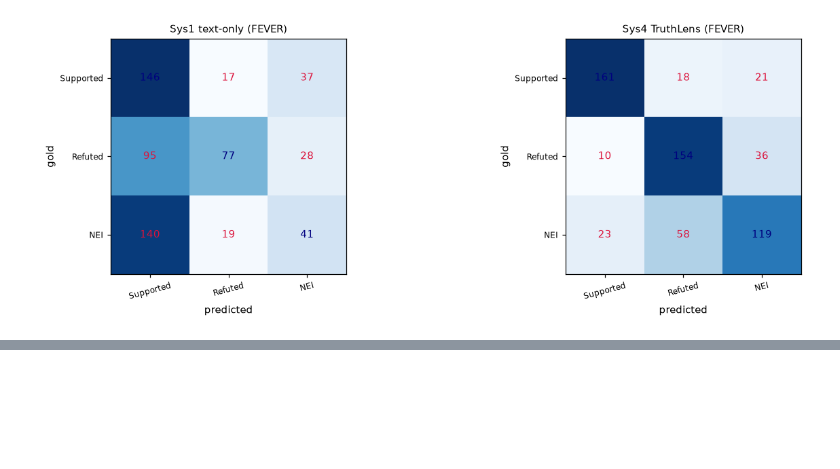
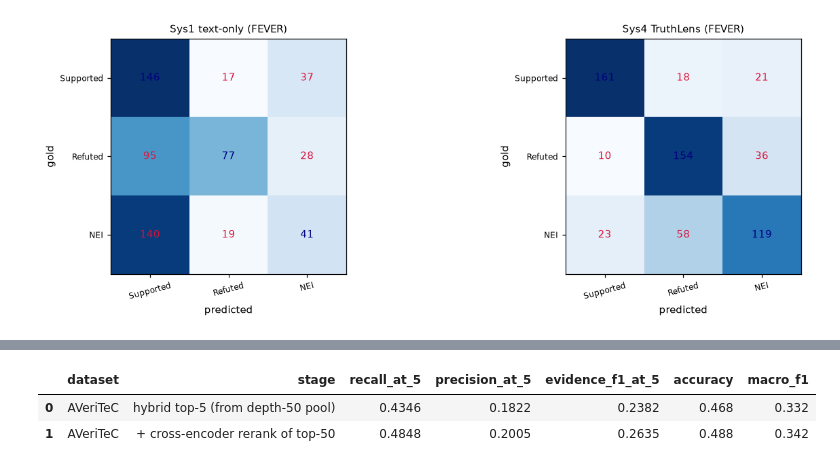
Before and after one commit to Vaishnavi2-dot/NLP_RESEARCH_PAPER, a Jupyter notebook: TruthLens/TruthLens_Research_Project.ipynb, the cells around one changed output, grey strips where cells are left out. Drawn from its saved outputs; the diff is of its cells as text; code cells hidden in the pictures; blank space fills up the shorter version.

```diff
--- a/TruthLens/TruthLens_Research_Project.ipynb
+++ b/TruthLens/TruthLens_Research_Project.ipynb
@@ -2324,64 +2343,40 @@ The synopsis asks for *temporal robustness* and *temporal/context-mismatch detec
 # %%
 # ============================================================================
-# 11.7a AVeriTeC temporal - parse claim dates and evidence dates (REAL data)
+# 11.4c AVeriTeC - cross-encoder reranking, retrieval AND verdict impact
 # ============================================================================
-from datetime import date as _date
+try:
+    av_retriever
+except NameError:
+    av_retriever = HybridRetriever(
+        [dict(id=str(i), text=d["text"]) for i, d in enumerate(AV_CORPUS)],
+        TextEncoder(), fit_texts=[c["claim"] for c in AV_DEV], cache_key="averitec")
 
-_ARCHIVE_RE = re.compile(r"web\.archive\.org/web/(\d{4})(\d{2})(\d{2})\d*/")
-_PATHDATE_RE = re.compile(r"/(20\d{2})[/\-](\d{1,2})[/\-](\d{1,2})(?:[/\-]|$)")
+av_rr_df, av_rr = rerank_eval(
+    "AVeriTeC", av_retriever, AV_CORPUS, AV_DEV, [c["claim"] for c in AV_DEV],
+    [{str(e) for e in c["evidence_ids"]} for c in AV_DEV],
+    RERANKER, NLIJudge(av_retriever.encoder),
+    "averitec_rerank", AV_LABELS, av_gold, use_conflict=True)
+display(av_rr_df)
+av_rr_df.to_csv(os.path.join(OUT_DIR, "averitec_rerank_eval.csv"), index=False)
 
-def parse_claim_date(v):
-    # AVeriTeC claim_date is D-M-YYYY with variable zero-padding (all 4 shapes occur)
-    m = re.match(r"^\s*(\d{1,2})-(\d{1,2})-(\d{4})\s*$", str(v or ""))
-    if not m:
-        return None
-    d_, m_, y_ = int(m.group(1)), int(m.group(2)), int(m.group(3))
-    try:
-        return _date(y_, m_, d_)
-    except ValueError:
-        return None
-
-def parse_evidence_date(url):
-    # (date, kind). "publication" = exact date from the URL path -> two-sided signal.
-    # "upper_bound" = archive snapshot -> one-sided, can only establish pre-dating.
-    if not url:
-        return None, None
-    tail = url.split("web.archive.org/web/")[-1]     # skip the snapshot stamp itself
-    m = _PATHDATE_RE.search(tail)
-    if m:
-        y_, mo, dy = int(m.group(1)), int(m.group(2)), int(m.group(3))
-        try:
-            return _date(y_, mo, dy), "publication"
-        except ValueError:
-            pass
-    m = _ARCHIVE_RE.search(url)
-    if m:
-        try:
-            return _date(int(m.group(1)), int(m.group(2)), int(m.group(3))), "upper_bound"
-        except ValueError:
-            pass
-    return None, None
-
-AV_EV_DATE = [parse_evidence_date(d.get("source_url", "")) for d in AV_CORPUS]
-AV_CLAIM_DATE = [parse_claim_date(c.get("claim_date")) for c in AV_DEV]
-
-def evidence_timing(ev_idx, claim_dt):
-    # "pre"  : provably existed at claim time (either date kind, on/before claim)
-    # "post" : provably published after the claim (publication dates ONLY)
-    # "unknown": undated, or an archive snapshot after the claim (proves nothing)
-    if claim_dt is None:
-        return "unknown"
-    dt, kind = AV_EV_DATE[ev_idx]
-    if dt is None:
-        return "unknown"
-    if (dt - claim_dt).days <= 0:
-        return "pre"
-    return "post" if kind == "publication" else "unknown"
-
-n_claim_dates = sum(1 for d in AV_CLAIM_DATE if d)
-n_ev_dates = sum(1 for d, k in AV_EV_DATE if d)
-print(f"claim dates parsed:      {n_claim_dates}/{len(AV_DEV)}")
-print(f"evidence docs with date: {n_ev_dates}/{len(AV_CORPUS)} ({n_ev_dates/len(AV_CORPUS):.1%})")
-print(f"  by kind: {dict(Counter(k for _, k in AV_EV_DATE if k))}")
-print("  (only 'publication' dates can establish post-dating)")
+_d_r = av_rr_df.loc[1, "recall_at_5"] - av_rr_df.loc[0, "recall_at_5"]
+_d_a = av_rr_df.loc[1, "accuracy"] - av_rr_df.loc[0, "accuracy"]
+_d_f = av_rr_df.loc[1, "macro_f1"] - av_rr_df.loc[0, "macro_f1"]
+print(f"\nAVeriTeC Recall@5 {av_rr_df.loc[0,'recall_at_5']:.4f} -> "
+      f"{av_rr_df.loc[1,'recall_at_5']:.4f} ({_d_r:+.4f})")
+print(f"AVeriTeC accuracy {av_rr_df.loc[0,'accuracy']:.3f} -> "
+      f"{av_rr_df.loc[1,'accuracy']:.3f} ({_d_a:+.3f})  "
+      f"| macro-F1 {av_rr_df.loc[0,'macro_f1']:.3f} -> {av_rr_df.loc[1,'macro_f1']:.3f} ({_d_f:+.3f})")
+print("McNemar base vs reranked:",
+      mcnemar_test(av_rr["preds_base"], av_rr["preds_rr"], av_gold))
+print(f"\nReference points on this dataset: majority-class accuracy "
+      f"{accuracy_score(av_gold, [_av_majority]*len(av_gold)):.3f} "
+      f"(macro-F1 {f1_score(av_gold, [_av_majority]*len(av_gold), average='macro', zero_division=0):.3f}), "
+      f"Sys1 text-only macro-F1 {f1_score(av_gold, av_sys1, average='macro', zero_division=0):.3f}.")
+print("Read the macro-F1 column: AVeriTeC is 61% Refuted, so accuracy alone rewards")
+print("a majority predictor and understates any system that actually discriminates.")
+EXPERIMENT_REGISTRY.append(dict(
+    experiment="AVeriTeC two-stage retrieval (cross-encoder rerank of depth-50 pool): "
+               "retrieval + 4-way verdict impact, 500 claims",
+    status="completed", data="real"))
 # %% [output]
@@ -2391,0 +2389,3 @@ evidence docs with date: 2954/7022 (42.1%)
+|  | dataset | stage | recall_at_5 | precision_at_5 | evidence_f1_at_5 | accuracy | macro_f1 |
+| 0 | AVeriTeC | hybrid top-5 (from depth-50 pool) | 0.4346 | 0.1822 | 0.2382 | 0.468 | 0.332 |
+| 1 | AVeriTeC | + cross-encoder rerank of top-50 | 0.4848 | 0.2005 | 0.2635 | 0.488 | 0.342 |
```
Also changed, not shown: parts of 40 cells of this notebook, 9 other files.
